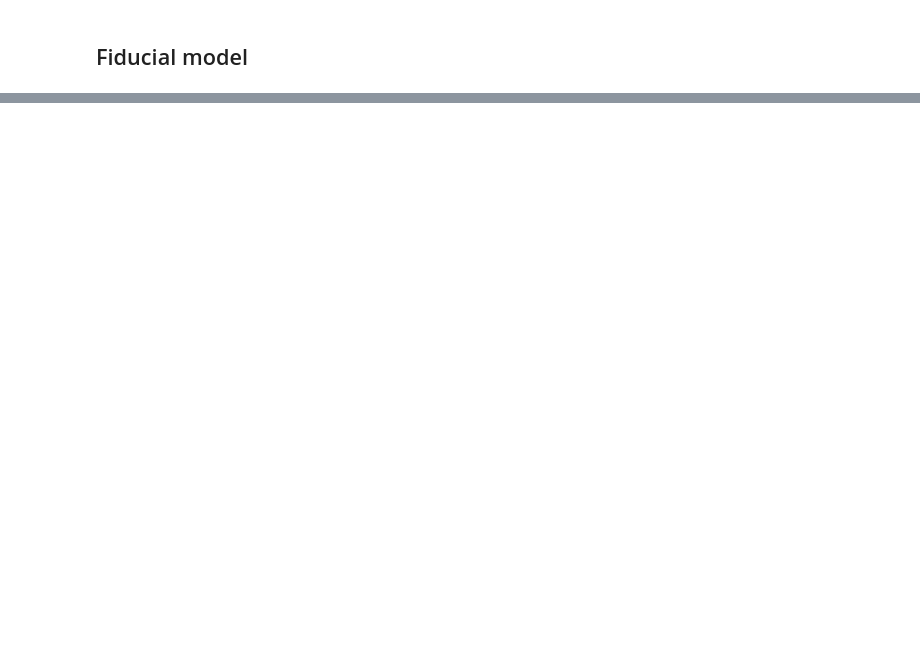
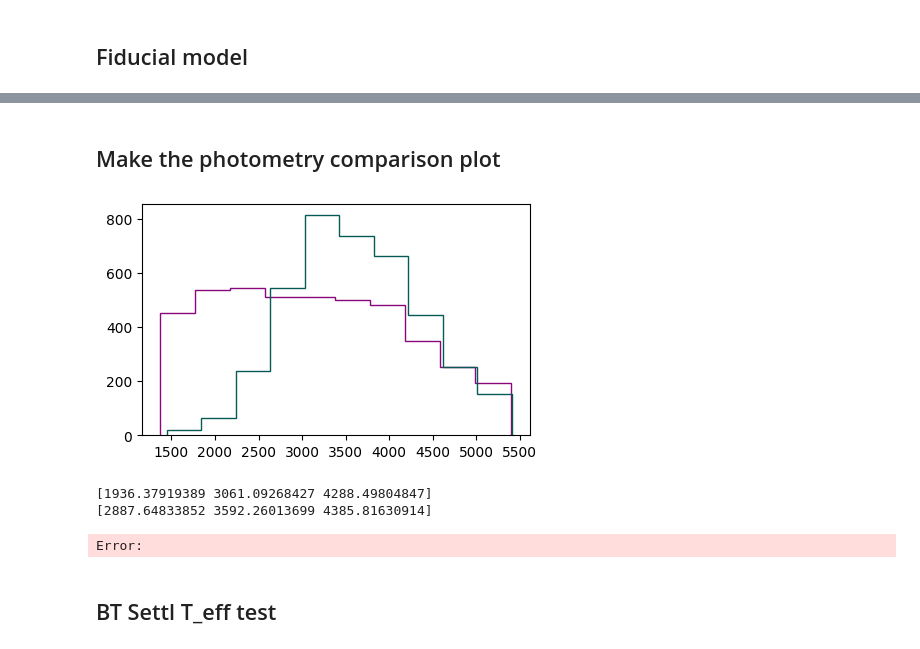
Before and after one commit to samderegt/retrieval_base, a Jupyter notebook: DENIS_J0255/low_res_spectrum.ipynb, the cells around one changed output, grey strips where cells are left out. Saved outputs shown, nothing was run; the diff lists cells and outputs as text; code cells hidden in the pictures; blank space fills up the shorter version.

Commit message:
New retrieval config

```diff
--- a/DENIS_J0255/low_res_spectrum.ipynb
+++ b/DENIS_J0255/low_res_spectrum.ipynb
@@ -724,0 +552,2 @@ plt.show()
+# %% [markdown]
+## Make the photometry comparison plot
@@ -724,0 +562,17 @@ plt.show()
+# %%
+T_eff_posterior_1 = np.load('./retrieval_outputs/DENIS_J0255_nominal_5/test_data/T_eff_posterior.npy')
+T_eff_posterior_2 = np.load('./retrieval_outputs/DENIS_J0255_chem_eq_Pquench_13CO/test_data/T_eff_posterior.npy')
+
+fig, ax = plt.subplots(figsize=(5,3))
+ax.hist(T_eff_posterior_1, ec=posterior_color_1, fc='none', histtype='step')
+ax.hist(T_eff_posterior_2, ec=posterior_color_2, fc='none', histtype='step')
+plt.show()
+# %% [output]
+[figure, added]
+# %%
+print(np.quantile(T_eff_posterior_1, q=q)[2:5])
+print(np.quantile(T_eff_posterior_2, q=q)[2:5])
+# %% [output]
+[1936.37919389 3061.09268427 4288.49804847]
+[2887.64833852 3592.26013699 4385.81630914]
+Error:
@@ -724,0 +689,2 @@ plt.show()
+# %% [markdown]
+## BT Settl T_eff test
```
Also changed, not shown: parts of 25 cells of this notebook, 3 other files.
